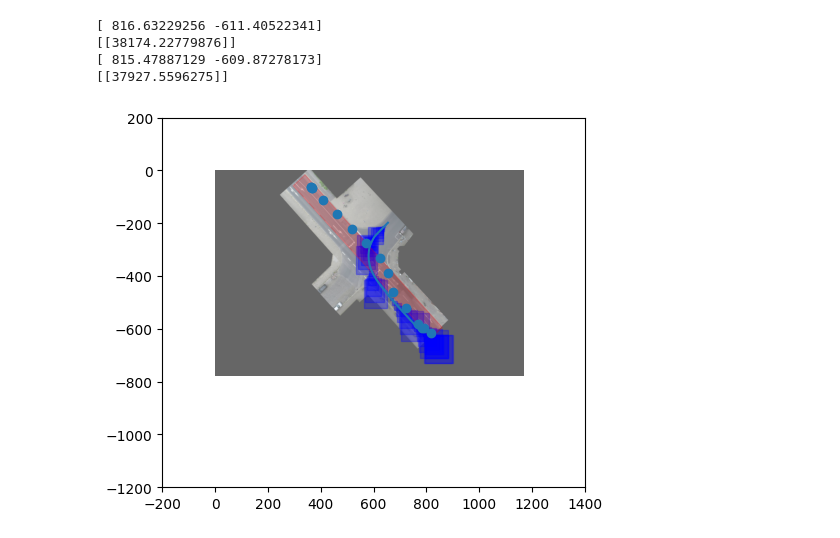
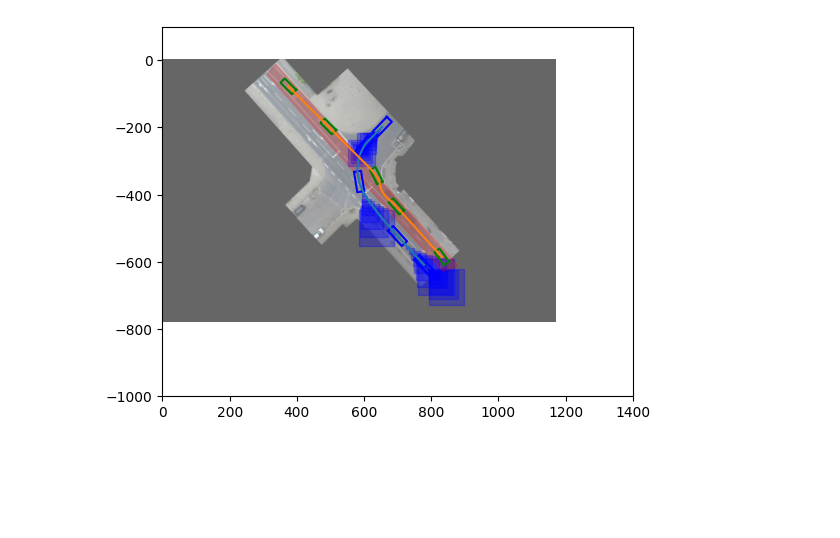
Before and after one commit to QDZHOU/FYP_Intent_Learning, a Jupyter notebook: MPC/MPC.ipynb, the cells around one changed output. Saved outputs shown, nothing was run; the diff lists cells and outputs as text; code cells hidden in the pictures; blank space fills up the shorter version.

Commit message:
fix:parameters

```diff
--- a/MPC/MPC.ipynb
+++ b/MPC/MPC.ipynb
@@ -462,0 +464,12 @@ plt.show()
+# %%
+fig, ax = plt.subplots()
+img   = mpimg.imread(background_filepath)
+Drive_Area_visual.plot(color = 'r', alpha = 0.2)
+for i in range(len(not_Drive_Area_visual)):
+    not_Drive_Area_visual[i].plot(color = 'black', alpha = 0.4)
+plt.imshow(img,alpha = 0.6, extent=[0, img.shape[1], -img.shape[0], 0])
+plt.scatter(x_EV_initial[0]*real_to_image,x_EV_initial[1]*real_to_image)
+plt.scatter(Param["RefPos"][0]*real_to_image,Param["RefPos"][1]*real_to_image)
+ax.set_xlim([x_lim_0,x_lim_1])
+ax.set_ylim([-y_lim_0,-y_lim_1])
+plt.show()
@@ -463,47 +478,75 @@ plt.show()
 # %%
 #test mpc
-test_polytope1 = polytope_estimation_OR(Param)
+test_polytope = polytope_estimation_OR(Param)
 State_EV_R     = np.zeros((5, N_Sam+1))
-# x_EV_initial = np.array([34.6, -9.8, 0, 0, 0])
 State_EV_R[:, 0] = x_EV_initial
 X_EV_Planning_R = list( )
 
 fig, ax = plt.subplots()
 img   = mpimg.imread(background_filepath)
+half_width_sv = real_to_image*sv_width / 2
+half_length_sv = real_to_image*sv_length / 2
+half_width_ev = real_to_image*Param["w_veh"] / 2
+half_length_ev = real_to_image*Param["l_veh"] / 2
 
 for i in range(0,N_Sam):
     #   U_R: input, trajectory_planning_k: predicted EV, J_R:cost, Occupancy_SV_aug_R:Occupancy
     U_R, trajectory_planning_k, J_R, Occupancy_SV_aug_R = test_polytope.Return(acc_vals[:,i].reshape(2,1),
                                                                                         position_vals[:,i].reshape(2,1),
                                                                                         velocity_vals[:,i].reshape(2,1),
                                                                                         State_EV_R[:, i])
     X_EV_Planning_R.append(trajectory_planning_k[0:2,1].reshape(2,1))
     State_EV_R[:, i + 1] = trajectory_planning_k[:, 1]
-    #print(trajectory_planning_k)
-    if i == 1:
-        print(State_EV_R[:2, i + 1]/0.00814636091724916/12)
-        print(J_R)
-    if i == 2:
-        print(State_EV_R[:2, i + 1]/0.00814636091724916/12)
-        print(J_R)
 
-    if i % 50 == 0 or i == N_Sam-1:
+    if i % 80 == 0 or i == N_Sam-1:
+        corners_sv = np.array([
+            [-half_length_sv, -half_width_sv],
+            [half_length_sv, -half_width_sv],
+            [half_length_sv, half_width_sv],
+            [-half_length_sv, half_width_sv]
+        ])
+        rad_yaw_sv = np.radians(yaw[i])
+        rotation_matrix_sv = np.array([
+                [np.cos(rad_yaw_sv), -np.sin(rad_yaw_sv)],
+                [np.sin(rad_yaw_sv),  np.cos(rad_yaw_sv)]
+            ])
+        rotated_corners_sv = corners_sv.reshape(4,2) @ rotation_matrix_sv.T
+        rotated_corners_sv[:, 0] += SV_x[i]*real_to_image
+        rotated_corners_sv[:, 1] += SV_y[i]*real_to_image
+        rotated_corners_sv = np.vstack([rotated_corners_sv, rotated_corners_sv[0]])
+        plt.plot(rotated_corners_sv[:, 0], rotated_corners_sv[:, 1], 'b-')
+
+        corners_ev = np.array([
+            [-half_length_ev, -half_width_ev],
+            [half_length_ev, -half_width_ev],
+            [half_length_ev, half_width_ev],
+            [-half_length_ev, half_width_ev]
+        ])
+        rad_yaw_ev = trajectory_planning_k[2,1]
+        rotation_matrix_ev = np.array([
+                [np.cos(rad_yaw_ev), -np.sin(rad_yaw_ev)],
+                [np.sin(rad_yaw_ev),  np.cos(rad_yaw_ev)]
+            ])
+        rotated_corners_ev = corners_ev.reshape(4,2) @ rotation_matrix_ev.T
+        rotated_corners_ev[:, 0] += State_EV_R[0, i+1]*real_to_image
+        rotated_corners_ev[:, 1] += State_EV_R[1, i+1]*real_to_image
+        rotated_corners_ev = np.vstack([rotated_corners_ev, rotated_corners_ev[0]])
+        plt.plot(rotated_corners_ev[:, 0], rotated_corners_ev[:, 1], 'g-')
+
         for i in range(10):
-            occupancy = Polytope(Occupancy_SV_aug_R[i].A, Occupancy_SV_aug_R[i].b/0.00814636091724916/12)
+            occupancy = Polytope(Occupancy_SV_aug_R[i].A, Occupancy_SV_aug_R[i].b*real_to_image)
             occupancy.plot(color = 'b', alpha = 0.3)
 
 Drive_Area_visual.plot(color = 'r', alpha = 0.2)
+for i in range(len(not_Drive_Area_visual)):
+    not_Drive_Area_visual[i].plot(color = 'black', alpha = 0.4)
 plt.imshow(img,alpha = 0.6, extent=[0, img.shape[1], -img.shape[0], 0])
-plt.plot(SV_x/0.00814636091724916/12, SV_y/0.00814636091724916/12)
-plt.scatter(State_EV_R[0,::20]/0.00814636091724916/12, State_EV_R[1,::20]/0.00814636091724916/12)
+plt.plot(SV_x*real_to_image, SV_y*real_to_image)
+plt.plot(State_EV_R[0]*real_to_image, State_EV_R[1]*real_to_image)
 # ax.set_xlim([x_lim_0,x_lim_1])
 # ax.set_ylim([-y_lim_0,-y_lim_1])
-ax.set_xlim([-200,1400])
-ax.set_ylim([-1200,200])
+ax.set_xlim([0,1400])
+ax.set_ylim([-1000,100])
 plt.show()
 # %% [output]
-[ 816.63229256 -611.40522341]
-[[38174.22779876]]
-[ 815.47887129 -609.87278173]
-[[37927.5596275]]
-[figure, old version]
+[figure, new version]
```
Also changed, not shown: parts of 13 cells of this notebook, 1 other file.
